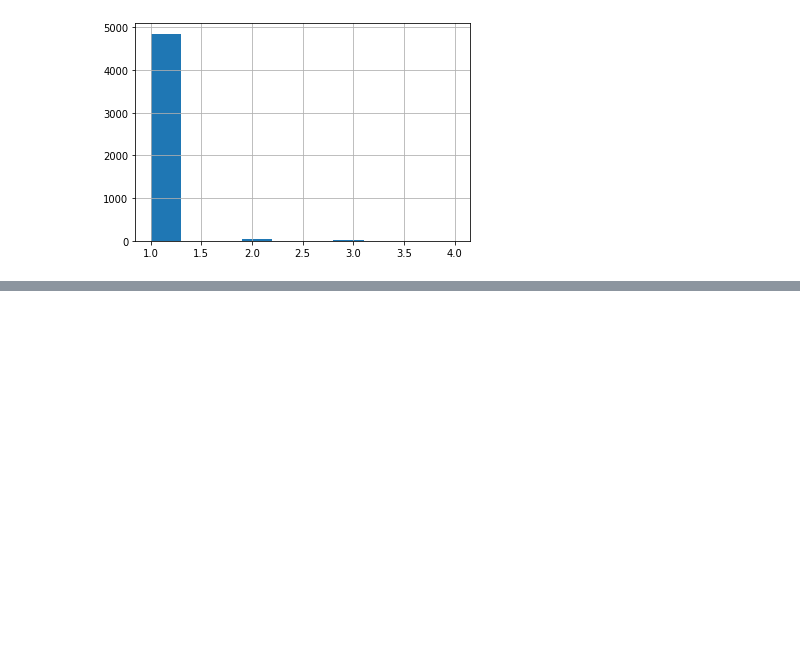
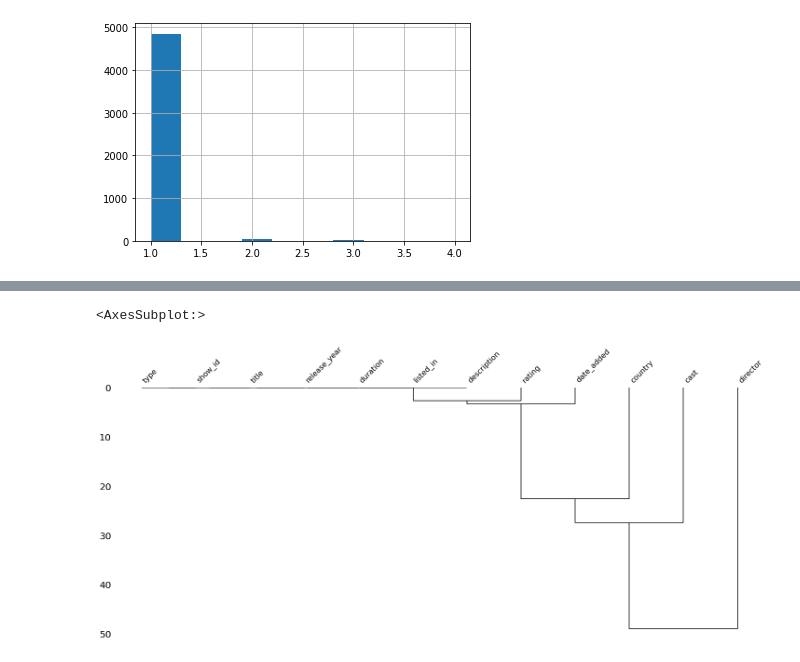
Before and after one commit to carlosjimenez88M/EDA_Course, a Jupyter notebook: Notebooks/ejercicio_1_pandas.ipynb, the cells around one changed output, grey strips where cells are left out. Cells and saved outputs as stored; diff of their text form; code cells hidden in the pictures; blank space fills up the shorter version.

```diff
--- a/Notebooks/ejercicio_1_pandas.ipynb
+++ b/Notebooks/ejercicio_1_pandas.ipynb
@@ -125,0 +143,5 @@ netflix.groupby(['director','cast']).size().sort_values(ascending=False).reset_i
+# %%
+msn.dendrogram(netflix)
+# %% [output]
+<AxesSubplot:>
+[figure, added]
```
Also changed, not shown: parts of 9 cells of this notebook.
